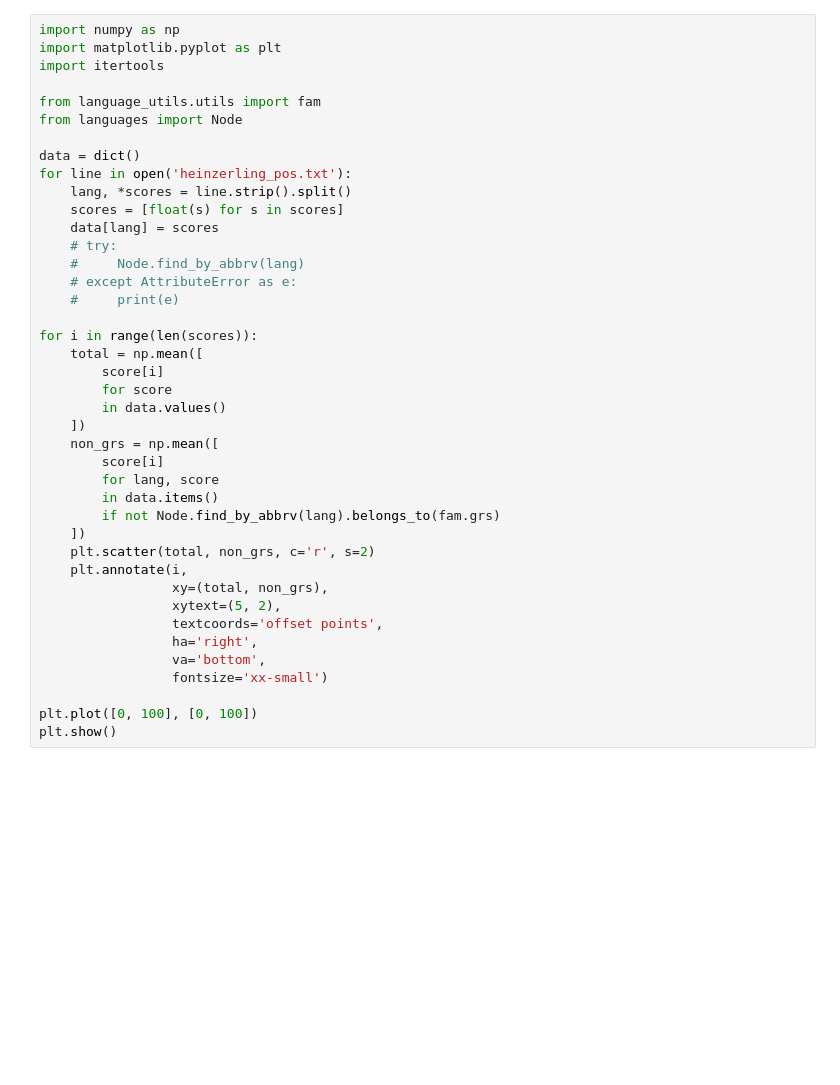
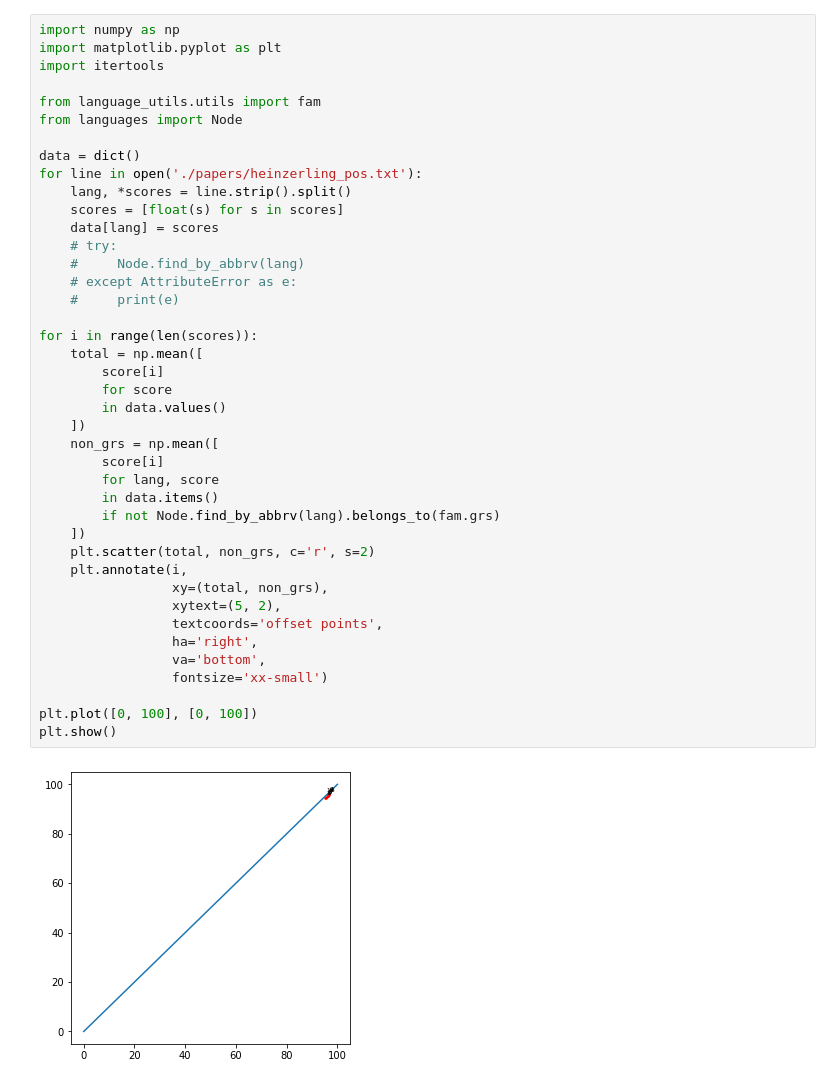
Before and after one commit to matus-pikuliak/multilingual-evaluation, a Jupyter notebook: n_grs_bias.ipynb, the cells around one changed output. Cells and saved outputs as stored; diff of their text form; blank space fills up the shorter version.

```diff
--- a/n_grs_bias.ipynb
+++ b/n_grs_bias.ipynb
@@ -137,38 +140,40 @@ from language_utils.utils import fam
 from languages import Node
 
 data = dict()
-for line in open('heinzerling_pos.txt'):
+for line in open('./papers/heinzerling_pos.txt'):
     lang, *scores = line.strip().split()
     scores = [float(s) for s in scores]
     data[lang] = scores
     # try:
     #     Node.find_by_abbrv(lang)
     # except AttributeError as e:
     #     print(e)
 
 for i in range(len(scores)):
     total = np.mean([
         score[i]
         for score
         in data.values()
     ])
     non_grs = np.mean([
         score[i]
         for lang, score
         in data.items()
         if not Node.find_by_abbrv(lang).belongs_to(fam.grs)
     ])
     plt.scatter(total, non_grs, c='r', s=2)
     plt.annotate(i,
                  xy=(total, non_grs),
                  xytext=(5, 2),
                  textcoords='offset points',
                  ha='right',
                  va='bottom',
                  fontsize='xx-small')
 
 plt.plot([0, 100], [0, 100])
 plt.show()
+# %% [output]
+[figure, added]
 # %%
 import numpy as np
 import matplotlib.pyplot as plt
```
Also changed, not shown: parts of 6 cells of this notebook, 7 other files.
